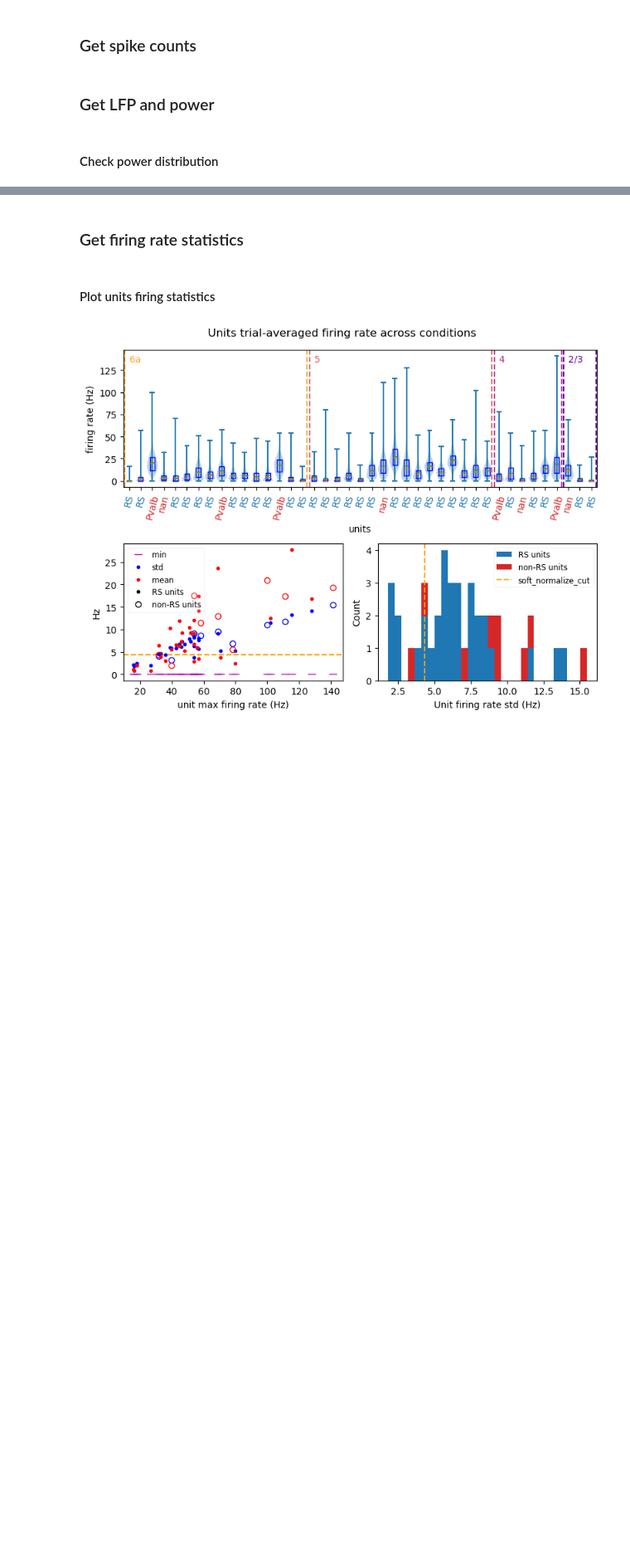
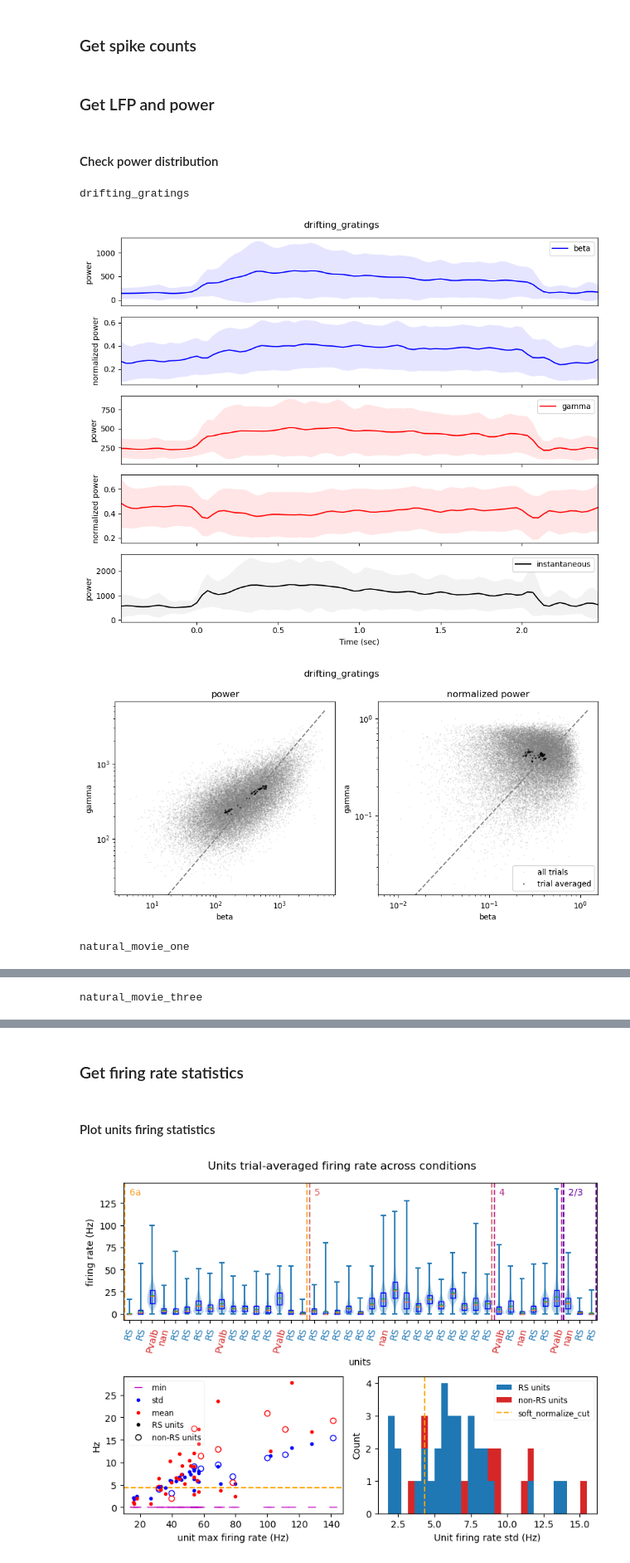
Before and after one commit to chenziao/Analyzing_Allen_Visual_Coding_Neuropixels_Dataset, a Jupyter notebook: notebooks/Population_vector_during_stimuli.ipynb, the cells around one changed output, grey strips where cells are left out. Shown at 83% size. Saved outputs shown, nothing was run; the diff lists cells and outputs as text; code cells hidden in the pictures; blank space fills up the shorter version.

Commit message:
Add filter for instantaneous power; update population vector calculations

```diff
--- a/notebooks/Population_vector_during_stimuli.ipynb
+++ b/notebooks/Population_vector_during_stimuli.ipynb
@@ -129,6 +129,7 @@ if sigma == 0:
 
 time_dim = 'time_relative_to_stimulus_onset'  # time dimension name for spike counts
 lfp_time_dim = 'time_from_presentation_onset'  # time dimension name for LFP power
+presentation_dim = 'stimulus_presentation_id'  # presentation_id dimension name for spike counts
 # %% [markdown]
 ### Get spike counts
 # %%
@@ -171,17 +172,19 @@ for stim in stimulus_names:
 # Normalize band power by instantaneous power in layer of interest, downsample to spike rate bin width
 smoothed_band_power = {}
 normalized_band_power = {}
+instantaneous_power = {}
 for stim in stimulus_names:
     lfp_power = lfp_power_dss[stim].sel(layer=layer_of_interest)
     # smooth band power and instantaneous power and normalize
     smoothed_power = gaussian_filter1d_da(lfp_power.band_power, sigma, dim=lfp_time_dim)
-    instantaneous_power = gaussian_filter1d_da(lfp_power.instantaneous_power, sigma, dim=lfp_time_dim)
+    instantaneous = gaussian_filter1d_da(lfp_power.instantaneous_power, sigma, dim=lfp_time_dim)
     # downsample to spike rate bin width
     interp_coord = {lfp_time_dim: units_spk_rate[stim].coords[time_dim]}
     smoothed_power = smoothed_power.interp(interp_coord).assign_attrs(fs=units_spk_rate[stim].attrs['fs'], unit='')
-    instantaneous_power = instantaneous_power.interp(interp_coord)
-    smoothed_band_power[stim] = smoothed_power
-    normalized_band_power[stim] = (smoothed_power / instantaneous_power).assign_attrs(smoothed_power.attrs)
+    instantaneous = instantaneous.interp(interp_coord)
+    instantaneous_power[stim] = instantaneous = instantaneous.rename(presentation_id=presentation_dim)
+    smoothed_band_power[stim] = smoothed_power = smoothed_power.rename(presentation_id=presentation_dim)
+    normalized_band_power[stim] = (smoothed_power / instantaneous).assign_attrs(smoothed_power.attrs)
 # %% [markdown]
 #### Check power distribution
 # %%
@@ -190,40 +193,56 @@ if plot_example_traces:
     log_scale = True
     for stim in stimulus_names:
         print(stim)
-        fig1, axs1 = plt.subplots(4, 1, figsize=(9.6, 6.4), sharex=True)
+        fig1, axs1 = plt.subplots(5, 1, figsize=(9.6, 8.0), sharex=True)
         fig2, axs2 = plt.subplots(1, 2, figsize=(9.6, 4.8))
+        # instantaneous power
+        ax = axs1[-1]
+        da = instantaneous_power[stim]
+        t = da.coords[time_dim].values
+        x_mean = da.mean(dim=presentation_dim)
+        x_std = da.std(dim=presentation_dim)
+        ax.plot(t, x_mean, color='k', label='instantaneous')
+        ax.fill_between(t, x_mean - x_std, x_mean + x_std, facecolor='gray', edgecolor='none', alpha=0.1)
+        ax.set_xlim(t[0], t[-1])
+        ax.set_ylabel('power')
+        ax.legend(loc='upper right')
+        # band power
         for i, da in enumerate([smoothed_band_power[stim], normalized_band_power[stim]]):
             var = 'normalized power' if i == 1 else 'power'
-            t = da.coords[time_dim].values
             pow_mean = []
             for ax, w in zip(axs1[i::2], wave_bands):
                 x = da.sel(wave_band=w)
-                x_mean = x.mean(dim='presentation_id')
+                x_mean = x.mean(dim=presentation_dim)
                 pow_mean.append(x_mean.values.ravel())
-                x_std = x.std(dim='presentation_id')
+                x_std = x.std(dim=presentation_dim)
                 ax.plot(t, x_mean, color=BAND_COLORS[w], label=w)
                 ax.fill_between(t, x_mean - x_std, x_mean + x_std, facecolor=BAND_COLORS[w], edgecolor='none', alpha=0.1)
                 ax.set_xlim(t[0], t[-1])
                 ax.set_ylabel(var)
                 if i == 0:
                     ax.legend(loc='upper right')
 
             pow = [da.sel(wave_band=w).values.ravel() for w in wave_bands]
             ax = axs2[i]
             ax.plot(*pow, '.', color='gray', markersize=1, alpha=0.2, label='all trials')
             ax.plot(*pow_mean, '.', color='k', markersize=2, alpha=0.5, label='trial averaged')
             xl = ax.get_xlim()
             ax.plot(xl, xl, color='gray', linestyle='--')
             if log_scale:
                 ax.set_xscale('log')
                 ax.set_yscale('log')
             ax.set_xlabel(wave_bands[0])
             ax.set_ylabel(wave_bands[1])
             ax.set_title(var)
         ax.legend(loc='lower right')
         axs1[-1].set_xlabel('Time (sec)')
         fig1.suptitle(stim)
         fig2.suptitle(stim)
         fig1.tight_layout()
         fig2.tight_layout()
         plt.show()
+# %% [output]
+drifting_gratings
+[figure, added]
+[figure, added]
+natural_movie_one
@@ -229,0 +251 @@ if plot_example_traces:
+natural_movie_three
```
Also changed, not shown: parts of 7 cells of this notebook, 4 other files.
